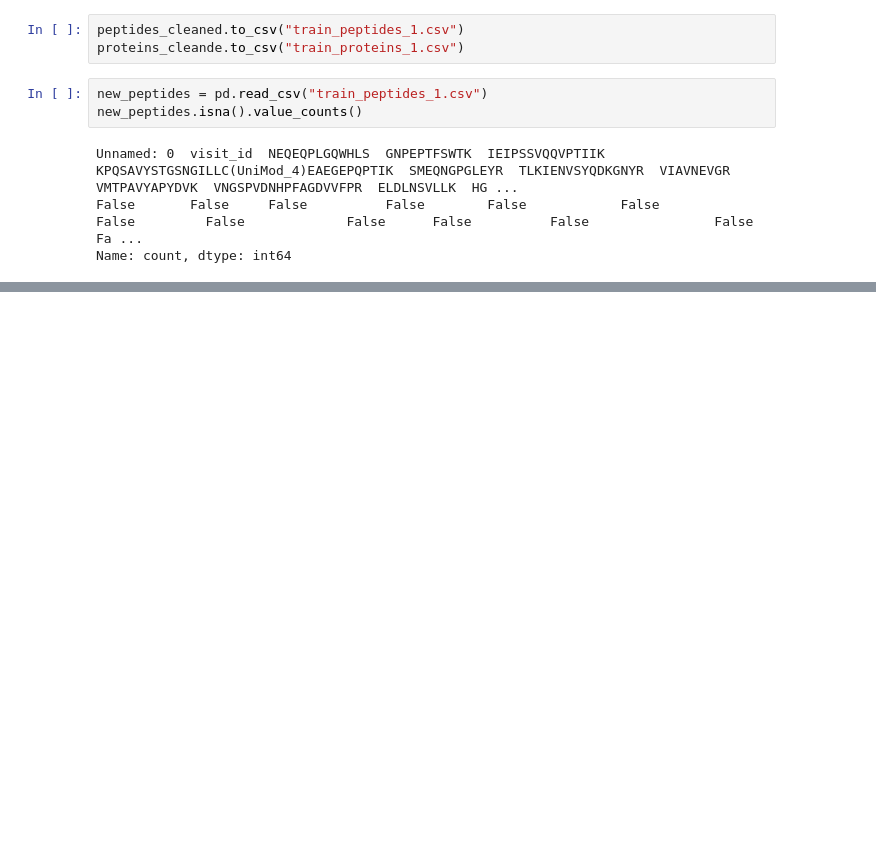
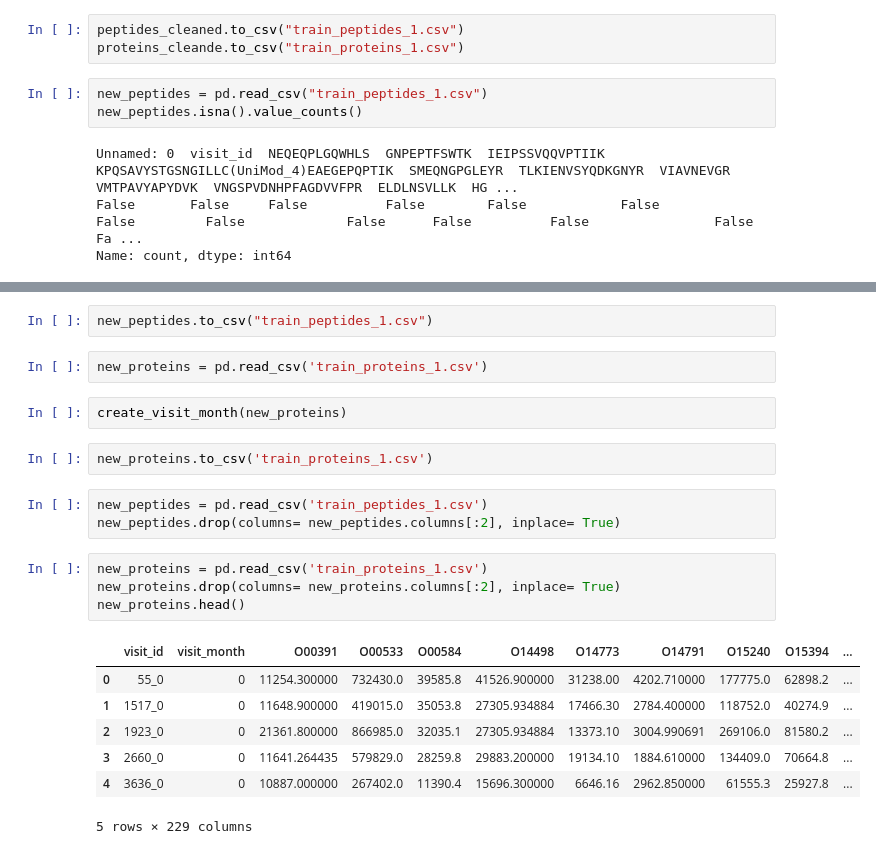
Before and after one commit to klsharma22/ParkinsonsDiseasePrediction, a Jupyter notebook: Parkinson's Progression/dataset_preprocessing.ipynb, the cells around one changed output, grey strips where cells are left out. Cells and saved outputs as stored; diff of their text form; blank space fills up the shorter version.

```diff
--- a/Parkinson's Progression/dataset_preprocessing.ipynb
+++ b/Parkinson's Progression/dataset_preprocessing.ipynb
@@ -73,0 +84,23 @@ Name: count, dtype: int64
+# %%
+new_peptides.to_csv("train_peptides_1.csv")
+# %%
+new_proteins = pd.read_csv('train_proteins_1.csv')
+# %%
+create_visit_month(new_proteins)
+# %%
+new_proteins.to_csv('train_proteins_1.csv')
+# %%
+new_peptides = pd.read_csv('train_peptides_1.csv')
+new_peptides.drop(columns= new_peptides.columns[:2], inplace= True)
+# %%
+new_proteins = pd.read_csv('train_proteins_1.csv')
+new_proteins.drop(columns= new_proteins.columns[:2], inplace= True)
+new_proteins.head()
+# %% [output]
+|  | visit_id | visit_month | O00391 | O00533 | O00584 | O14498 | O14773 | O14791 | O15240 | O15394 | ... |
+| 0 | 55_0 | 0 | 11254.300000 | 732430.0 | 39585.8 | 41526.900000 | 31238.00 | 4202.710000 | 177775.0 | 62898.2 | ... |
+| 1 | 1517_0 | 0 | 11648.900000 | 419015.0 | 35053.8 | 27305.934884 | 17466.30 | 2784.400000 | 118752.0 | 40274.9 | ... |
+| 2 | 1923_0 | 0 | 21361.800000 | 866985.0 | 32035.1 | 27305.934884 | 13373.10 | 3004.990691 | 269106.0 | 81580.2 | ... |
+| 3 | 2660_0 | 0 | 11641.264435 | 579829.0 | 28259.8 | 29883.200000 | 19134.10 | 1884.610000 | 134409.0 | 70664.8 | ... |
+| 4 | 3636_0 | 0 | 10887.000000 | 267402.0 | 11390.4 | 15696.300000 | 6646.16 | 2962.850000 | 61555.3 | 25927.8 | ... |
+5 rows × 229 columns
```
Also changed, not shown: parts of 17 cells of this notebook.
